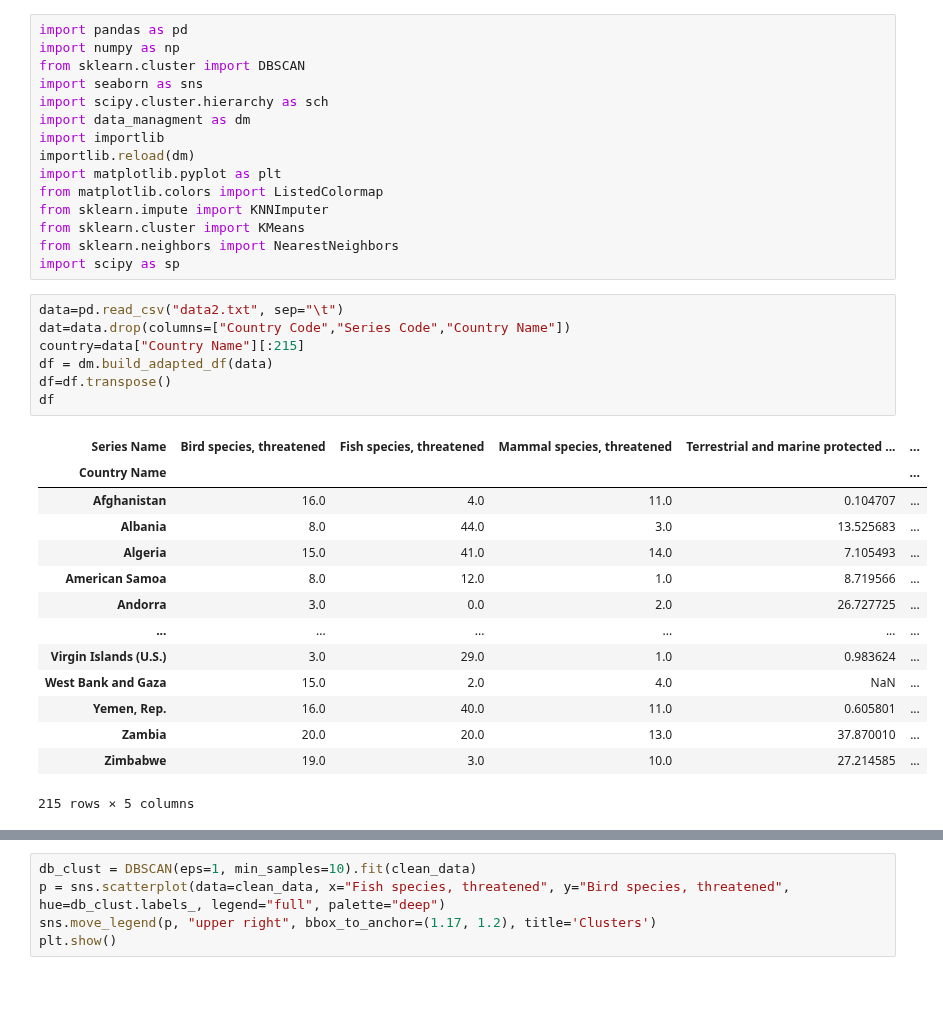
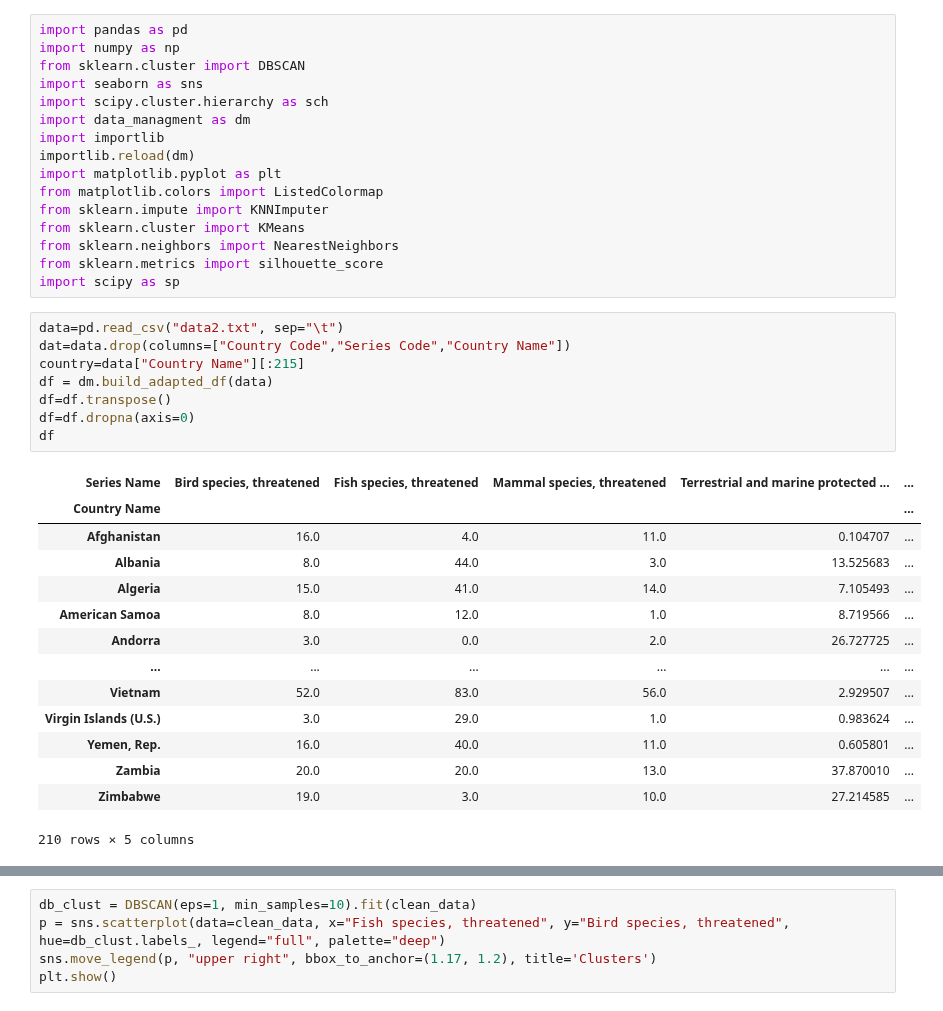
Before and after one commit to f2ire/IA_project, a Jupyter notebook: Untitled3.ipynb, the cells around one changed output, grey strips where cells are left out. Drawn from its saved outputs; the diff is of its cells as text.

```diff
--- a/Untitled3.ipynb
+++ b/Untitled3.ipynb
@@ -12,29 +12,31 @@ from matplotlib.colors import ListedColormap
 from sklearn.impute import KNNImputer
 from sklearn.cluster import KMeans
 from sklearn.neighbors import NearestNeighbors
+from sklearn.metrics import silhouette_score
 import scipy as sp
 # %%
 data=pd.read_csv("data2.txt", sep="\t")
 dat=data.drop(columns=["Country Code","Series Code","Country Name"])
 country=data["Country Name"][:215]
 df = dm.build_adapted_df(data)
 df=df.transpose()
+df=df.dropna(axis=0)
 df
 # %% [output]
 | Series Name | Bird species, threatened | Fish species, threatened | Mammal species, threatened | Terrestrial and marine protected ... | ... |
 | Country Name |  |  |  |  | ... |
 | Afghanistan | 16.0 | 4.0 | 11.0 | 0.104707 | ... |
 | Albania | 8.0 | 44.0 | 3.0 | 13.525683 | ... |
 | Algeria | 15.0 | 41.0 | 14.0 | 7.105493 | ... |
 | American Samoa | 8.0 | 12.0 | 1.0 | 8.719566 | ... |
 | Andorra | 3.0 | 0.0 | 2.0 | 26.727725 | ... |
 | ... | ... | ... | ... | ... | ... |
+| Vietnam | 52.0 | 83.0 | 56.0 | 2.929507 | ... |
 | Virgin Islands (U.S.) | 3.0 | 29.0 | 1.0 | 0.983624 | ... |
-| West Bank and Gaza | 15.0 | 2.0 | 4.0 | NaN | ... |
 | Yemen, Rep. | 16.0 | 40.0 | 11.0 | 0.605801 | ... |
 | Zambia | 20.0 | 20.0 | 13.0 | 37.870010 | ... |
 | Zimbabwe | 19.0 | 3.0 | 10.0 | 27.214585 | ... |
-215 rows × 5 columns
+210 rows × 5 columns
 # %%
 clean_data=pd.read_csv("clean_dataframe.csv")
 clean_data=clean_data.transpose()
```
Also changed, not shown: parts of 11 cells of this notebook.
